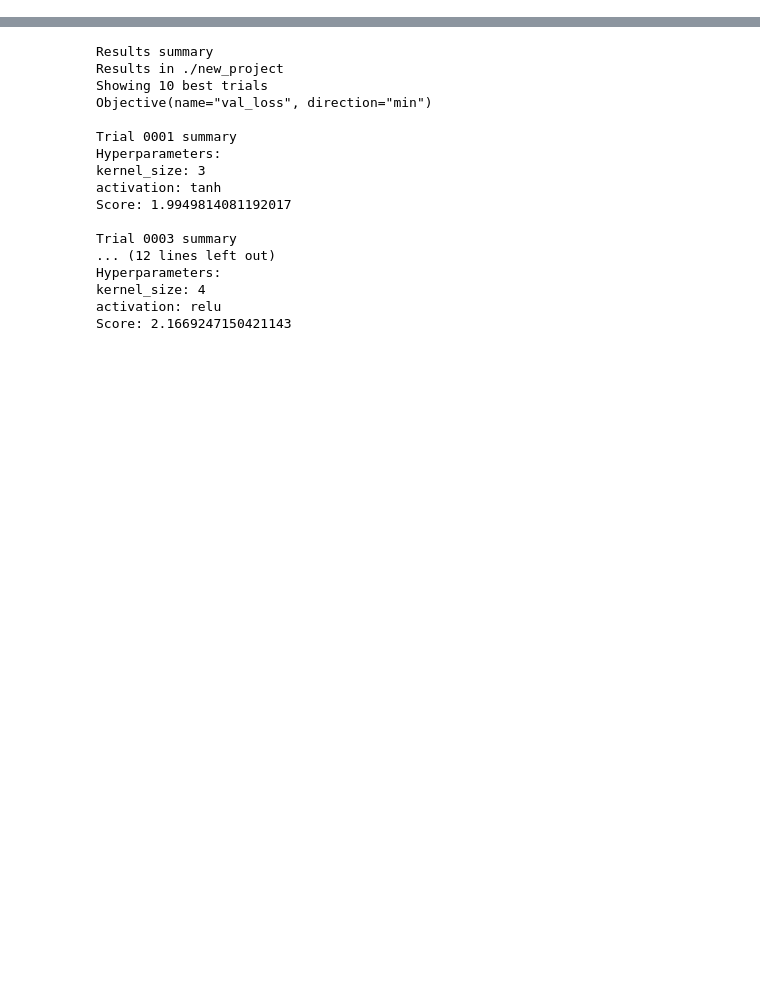
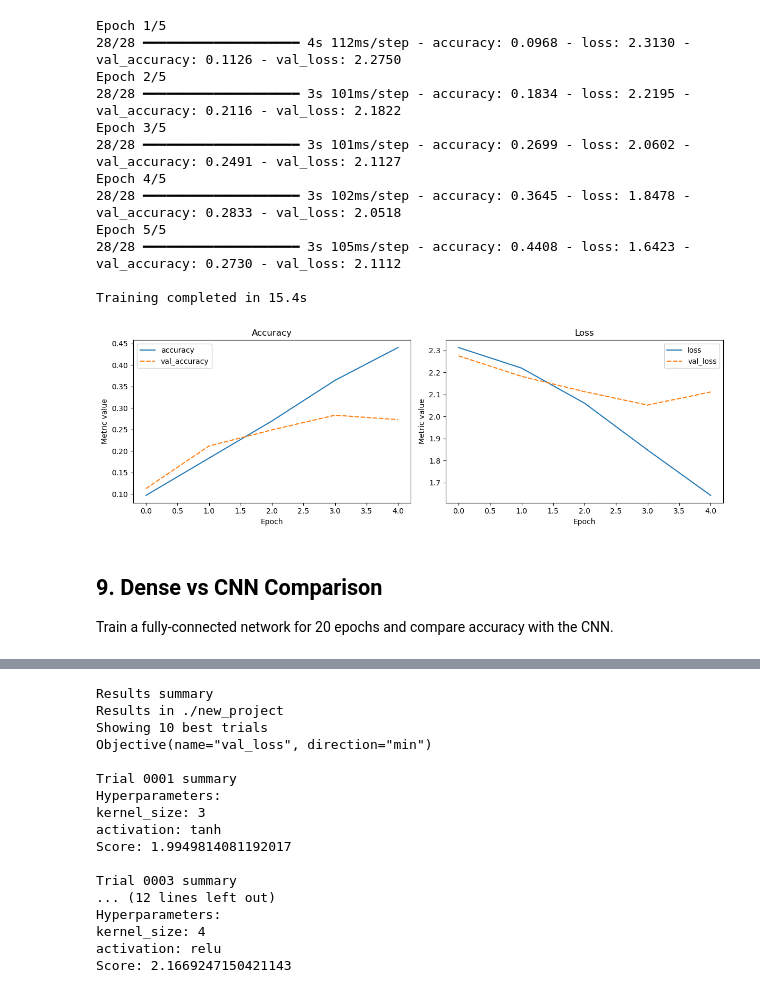
Before and after one commit to UCL-ARC/2026-05-26-UCL-deeplearning-python, a Jupyter notebook: code/4-advanced-layer-types.ipynb, the cells around one changed output, grey strips where cells are left out. Drawn from its saved outputs; the diff is of its cells as text; code cells hidden in the pictures; blank space fills up the shorter version.

```diff
--- a/code/4-advanced-layer-types.ipynb
+++ b/code/4-advanced-layer-types.ipynb
@@ -587,0 +231,30 @@ Training completed in 394.99 seconds or 6.58 minutes
+# %%
+def create_nn(input_shape):
+    """CNN with two Conv+MaxPool blocks, a Dense hidden layer, and a 10-class output."""
+    inputs  = keras.Input(shape=input_shape)
+    x       = keras.layers.Conv2D(filters=50, kernel_size=(3, 3), activation='relu')(inputs)
+    x       = keras.layers.MaxPooling2D(pool_size=(2, 2))(x)
+    x       = keras.layers.Conv2D(filters=50, kernel_size=(3, 3), activation='relu')(x)
+    x       = keras.layers.MaxPooling2D(pool_size=(2, 2))(x)
+    x       = keras.layers.Flatten()(x)
+    x       = keras.layers.Dense(units=50, activation='relu')(x)
+    outputs = keras.layers.Dense(units=10)(x)
+    return keras.Model(inputs=inputs, outputs=outputs, name="cnn_with_maxpool")
+
+def compile_model(model):
+    """Compile with Adam + sparse categorical cross-entropy + accuracy."""
+    model.compile(
+    optimizer='adam',
+    loss=keras.losses.SparseCategoricalCrossentropy(from_logits=True),
+    metrics=['accuracy']
+    )
+
+def plot_history(history, metrics):
+    """Plot training and validation metrics."""
+    history_df = pd.DataFrame.from_dict(history.history)
+    sns.lineplot(data=history_df[metrics])
+    plt.xlabel("Epoch"); plt.ylabel("Metric value")
+
+model = create_nn(input_shape=train_images.shape[1:])
+compile_model(model)
+model.summary()
@@ -587,0 +285,32 @@ Training completed in 394.99 seconds or 6.58 minutes
+# %%
+start_time = time.time()
+history = model.fit(
+    train_images, train_labels,
+    epochs=5,
+    validation_data=(val_images, val_labels)
+)
+elapsed = time.time() - start_time
+print(f"\nTraining completed in {elapsed:.1f}s")
+
+fig, axes = plt.subplots(1, 2, figsize=(12, 4))
+plt.sca(axes[0]); plot_history(history, ['accuracy', 'val_accuracy']); plt.title("Accuracy")
+plt.sca(axes[1]); plot_history(history, ['loss', 'val_loss']);         plt.title("Loss")
+plt.tight_layout(); plt.show()
+# %% [output]
+Epoch 1/5
+28/28 ━━━━━━━━━━━━━━━━━━━━ 4s 112ms/step - accuracy: 0.0968 - loss: 2.3130 - val_accuracy: 0.1126 - val_loss: 2.2750
+Epoch 2/5
+28/28 ━━━━━━━━━━━━━━━━━━━━ 3s 101ms/step - accuracy: 0.1834 - loss: 2.2195 - val_accuracy: 0.2116 - val_loss: 2.1822
+Epoch 3/5
+28/28 ━━━━━━━━━━━━━━━━━━━━ 3s 101ms/step - accuracy: 0.2699 - loss: 2.0602 - val_accuracy: 0.2491 - val_loss: 2.1127
+Epoch 4/5
+28/28 ━━━━━━━━━━━━━━━━━━━━ 3s 102ms/step - accuracy: 0.3645 - loss: 1.8478 - val_accuracy: 0.2833 - val_loss: 2.0518
+Epoch 5/5
+28/28 ━━━━━━━━━━━━━━━━━━━━ 3s 105ms/step - accuracy: 0.4408 - loss: 1.6423 - val_accuracy: 0.2730 - val_loss: 2.1112
+
+Training completed in 15.4s
+[figure, added]
+# %% [markdown]
+## 9. Dense vs CNN Comparison
+
+Train a fully-connected network for 20 epochs and compare accuracy with the CNN.
```
Also changed, not shown: parts of 77 cells of this notebook, 4 other files.
